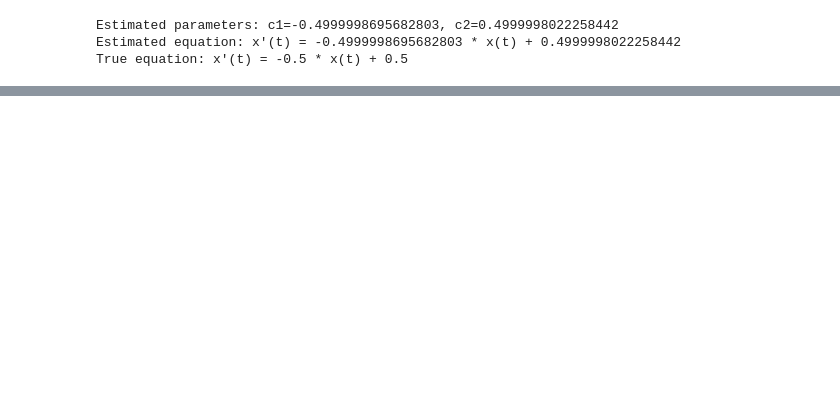
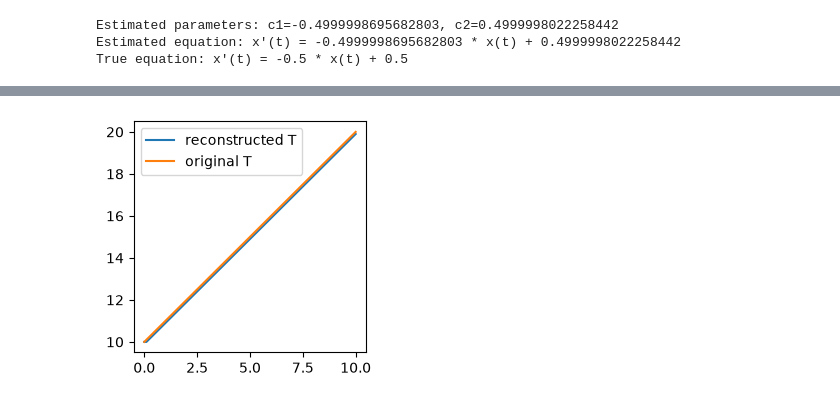
Before and after one commit to urhprimozic/PyBM, a Jupyter notebook: introduction.ipynb, the cells around one changed output, grey strips where cells are left out. Saved outputs shown, nothing was run; the diff lists cells and outputs as text; code cells hidden in the pictures; blank space fills up the shorter version.

```diff
--- a/introduction.ipynb
+++ b/introduction.ipynb
@@ -190,0 +235,19 @@ True equation: x'(t) = -0.5 * x(t) + 0.5
+# %%
+
+# check if call works for exo variables:
+# reconstruct
+prev = var_T.data.x[0]
+temp = [prev]
+for t in np.linspace(0, 10, 100):
+    new = var_T(t, [prev])
+    temp.append(
+        new
+    )
+    prev = new
+plt.figure(figsize=(3, 3))
+plt.plot(np.linspace(0, 10, 100), temp[1:], label="reconstructed T")
+plt.plot(np.linspace(0, 10, 100), var_T.data.x, label="original T")
+plt.legend()
+plt.show()
+# %% [output]
+[figure, added]
```
Also changed, not shown: parts of 8 cells of this notebook, 4 other files.
